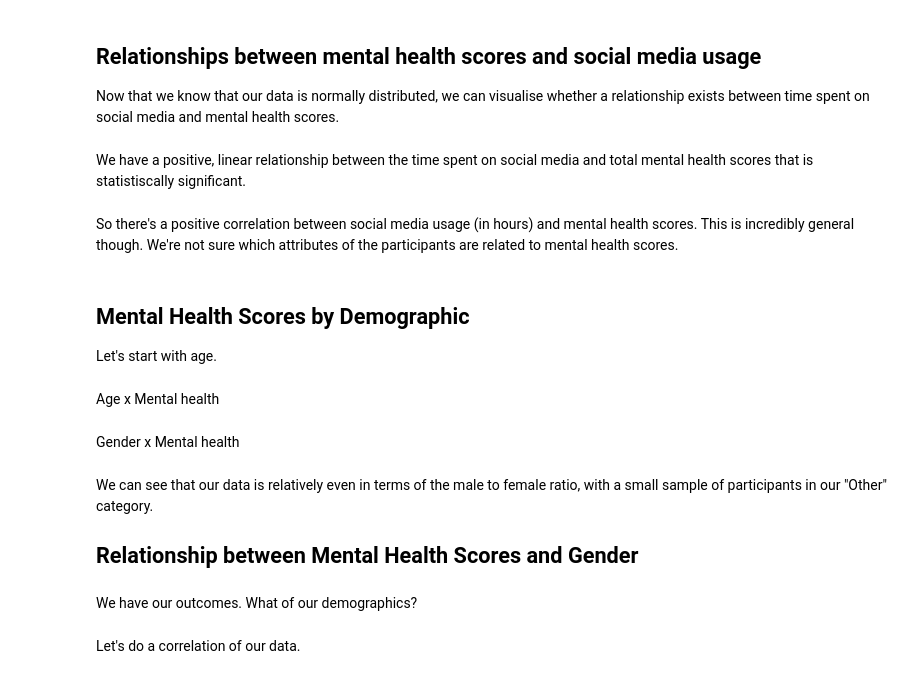
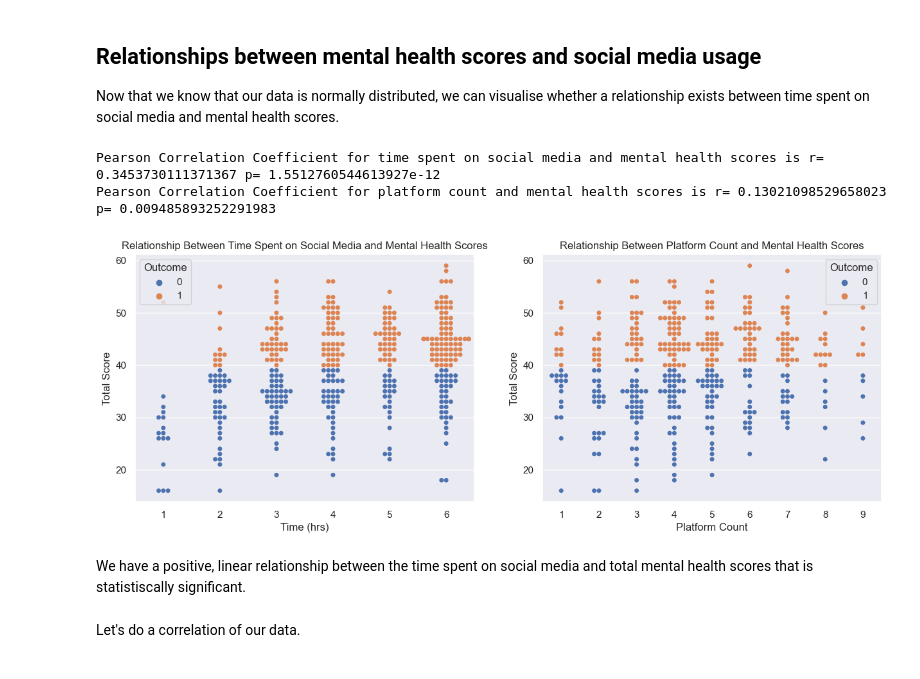
Before and after one commit to allygee/smmh_project, a Jupyter notebook: Social Media Mental Heallth Notebook.ipynb, the cells around one changed output. Cells and saved outputs as stored; diff of their text form; code cells hidden in the pictures.

Commit message:
mental health and social media usage relationships and correlation heatmap

```diff
--- a/Social Media Mental Heallth Notebook.ipynb
+++ b/Social Media Mental Heallth Notebook.ipynb
@@ -641,15 +642,36 @@ plt.show()
 Now that we know that our data is normally distributed, we can visualise whether a relationship exists between time spent on social media and mental health scores.
 # %%
 #Plot time spent on social media versus mental health scores
+plt.figure(figsize=(15, 5))
+
+plt.subplot(1, 2, 1)
 sns.swarmplot(
-    data=data, x=data['Time (hrs)'], y=data['Total Score'], hue=data['Gender']).set(
+    data=data, x=data['Time (hrs)'], y=data['Total Score'], hue=data['Outcome']).set(
         title='Relationship Between Time Spent on Social Media and Mental Health Scores')
 
+plt.subplot(1, 2, 2)
+sns.swarmplot(
+    data=data, x=data['Platform Count'],
+    y=data['Total Score'], hue= data['Outcome']).set(
+        title='Relationship Between Platform Count and Mental Health Scores')
 
 #Using Pearson's Coefficient to determine whether this really is a linear relationship
 pcoeff = stats.pearsonr(data['Time (hrs)'],
                         data['Total Score'])
-print('the Pearson Correlation Coefficient is r=', pcoeff.statistic,
-      'with a p-value of', pcoeff.pvalue)
+print('Pearson Correlation Coefficient for time spent on social media and mental health scores is r=',
+      pcoeff.statistic,
+      'p=',
+      pcoeff.pvalue)
+
+pcoeff = stats.pearsonr(data['Platform Count'],
+                        data['Total Score'])
+print('Pearson Correlation Coefficient for platform count and mental health scores is r=',
+      pcoeff.statistic,
+      'p=',
+      pcoeff.pvalue)
+# %% [output]
+Pearson Correlation Coefficient for time spent on social media and mental health scores is r= 0.3453730111371367 p= 1.5512760544613927e-12
+Pearson Correlation Coefficient for platform count and mental health scores is r= 0.13021098529658023 p= 0.009485893252291983
+[figure, added]
 # %% [markdown]
 We have a positive, linear relationship between the time spent on social media and total mental health scores that is statistiscally significant.
@@ -666,7 +677,0 @@ print('the Pearson Correlation Coefficient is r=', pcoeff.statistic,
-# %% [markdown]
-So there's a positive correlation between social media usage (in hours) and mental health scores. This is incredibly general though. We're not sure which attributes of the participants are related to mental health scores.
-# %% [markdown]
-## Mental Health Scores by Demographic
-Let's start with age.
-# %% [markdown]
-Age x Mental health
@@ -675,8 +677,0 @@ sns.scatterplot(data=data, x=data['Age'], y=data['Total Score'])
-# %% [markdown]
-Gender x Mental health
-# %% [markdown]
-We can see that our data is relatively even in terms of the male to female ratio, with a small sample of participants in our "Other" category.
-
-## Relationship between Mental Health Scores and Gender
-# %% [markdown]
-We have our outcomes. What of our demographics?
```
Also changed, not shown: parts of 8 cells of this notebook.
